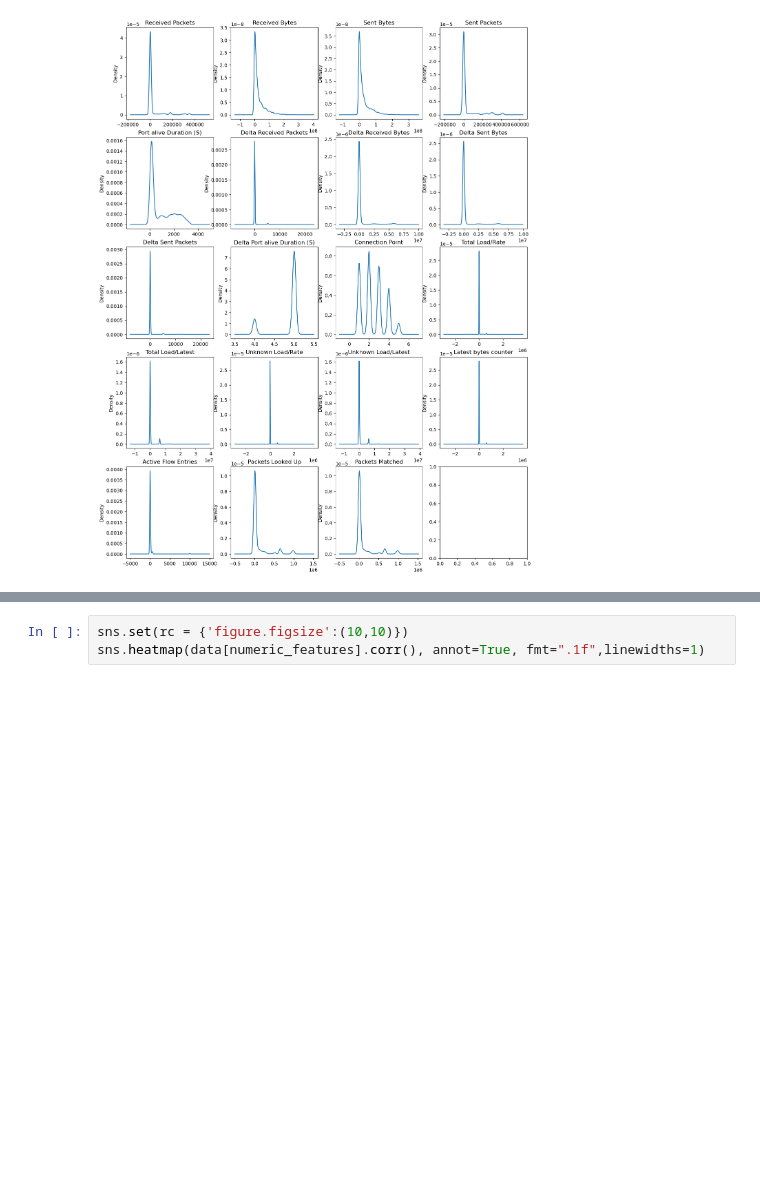
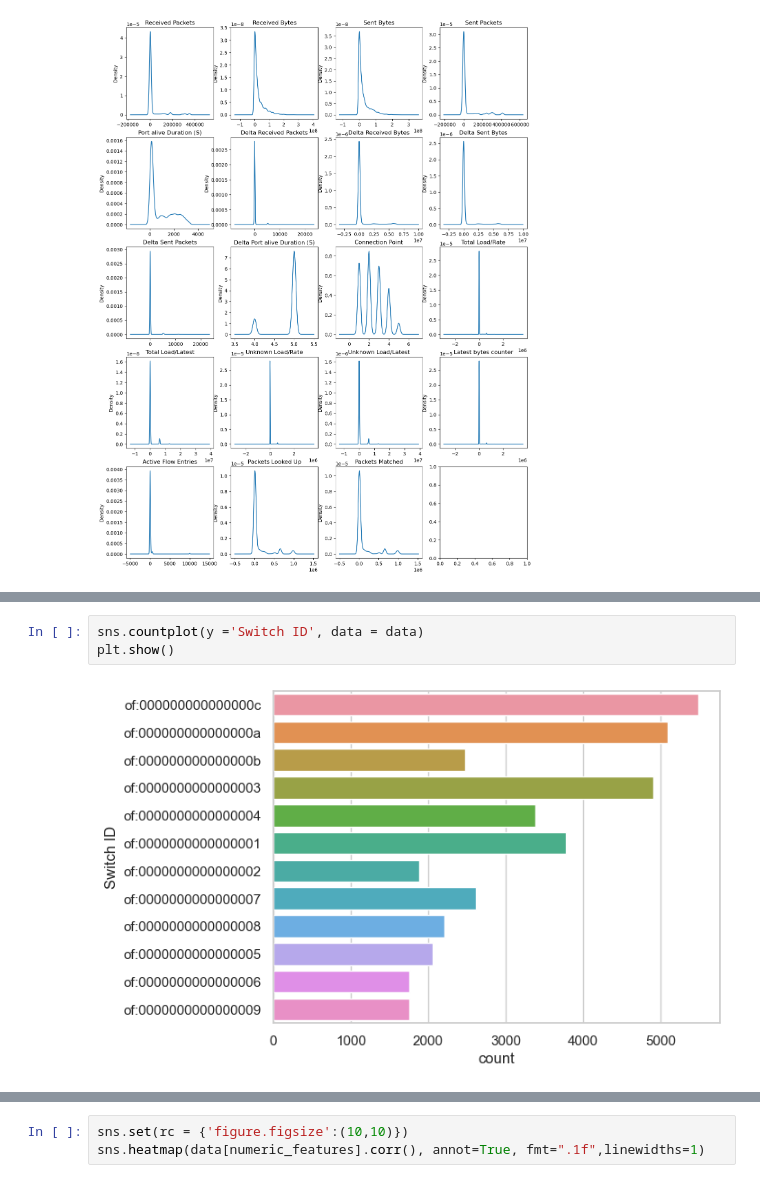
Before and after one commit to anandhumohan/UNR-IDD-Classification, a Jupyter notebook: UNR-IDD_AdaBoost.ipynb, the cells around one changed output, grey strips where cells are left out. Drawn from its saved outputs; the diff is of its cells as text; blank space fills up the shorter version.

```diff
--- a/UNR-IDD_AdaBoost.ipynb
+++ b/UNR-IDD_AdaBoost.ipynb
@@ -141,0 +143,5 @@ plt.show()
+# %%
+sns.countplot(y ='Switch ID', data = data)
+plt.show()
+# %% [output]
+[figure, added]
```
Also changed, not shown: parts of 8 cells of this notebook, 3 other files.
